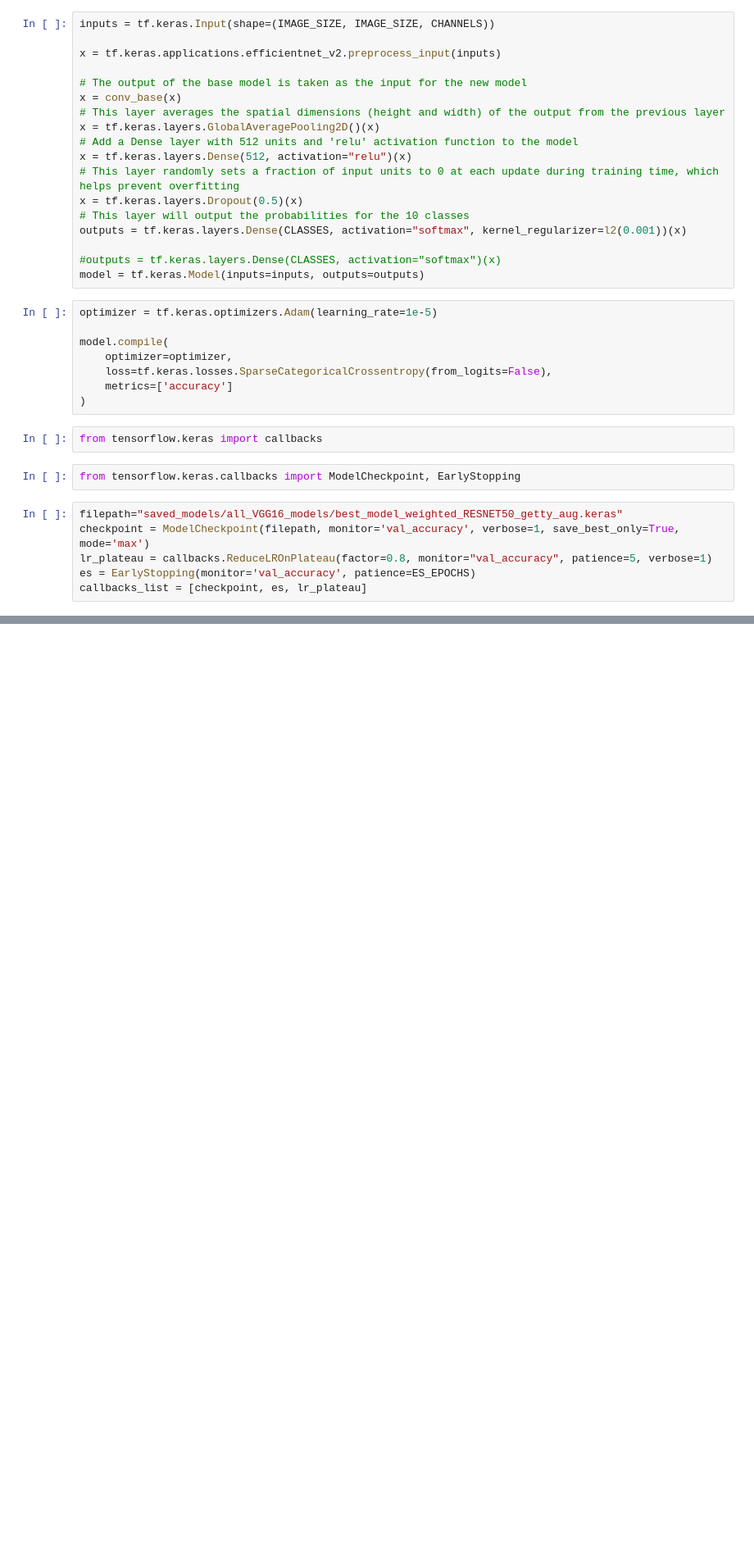
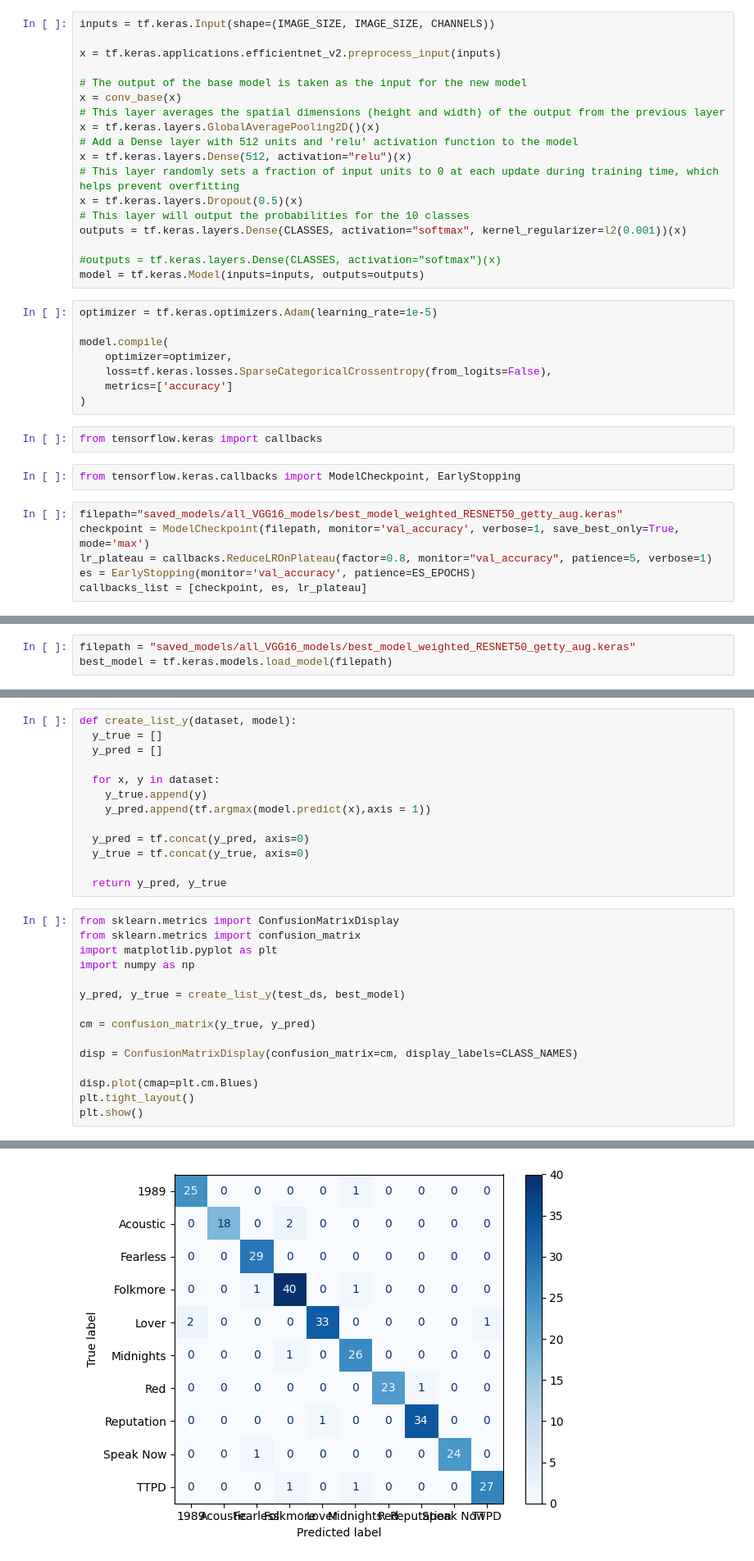
Before and after one commit to RonanRibouletPython/Taylor_Swift_Projects, a Jupyter notebook: Fine_tuning_experiments_V3.ipynb, the cells around one changed output, grey strips where cells are left out. Shown at 82% size. Drawn from its saved outputs; the diff is of its cells as text; blank space fills up the shorter version.

Commit message:
efficientnetv2 model with 0.95 macro f1 score

```diff
--- a/Fine_tuning_experiments_V3.ipynb
+++ b/Fine_tuning_experiments_V3.ipynb
@@ -294,0 +365,3 @@ history = model.fit(
+# %%
+filepath = "saved_models/all_VGG16_models/best_model_weighted_RESNET50_getty_aug.keras"
+best_model = tf.keras.models.load_model(filepath)
@@ -294,0 +372,29 @@ history = model.fit(
+# %%
+def create_list_y(dataset, model):
+  y_true = []
+  y_pred = []
+
+  for x, y in dataset:
+    y_true.append(y)
+    y_pred.append(tf.argmax(model.predict(x),axis = 1))
+
+  y_pred = tf.concat(y_pred, axis=0)
+  y_true = tf.concat(y_true, axis=0)
+
+  return y_pred, y_true
+# %%
+from sklearn.metrics import ConfusionMatrixDisplay
+from sklearn.metrics import confusion_matrix
+import matplotlib.pyplot as plt
+import numpy as np
+
+y_pred, y_true = create_list_y(test_ds, best_model)
+
+cm = confusion_matrix(y_true, y_pred)
+
+disp = ConfusionMatrixDisplay(confusion_matrix=cm, display_labels=CLASS_NAMES)
+
+disp.plot(cmap=plt.cm.Blues)
+plt.tight_layout()
+plt.show()
+# %% [output]
@@ -294,0 +418 @@ history = model.fit(
+[figure, added]
```
Also changed, not shown: parts of 13 cells of this notebook.
